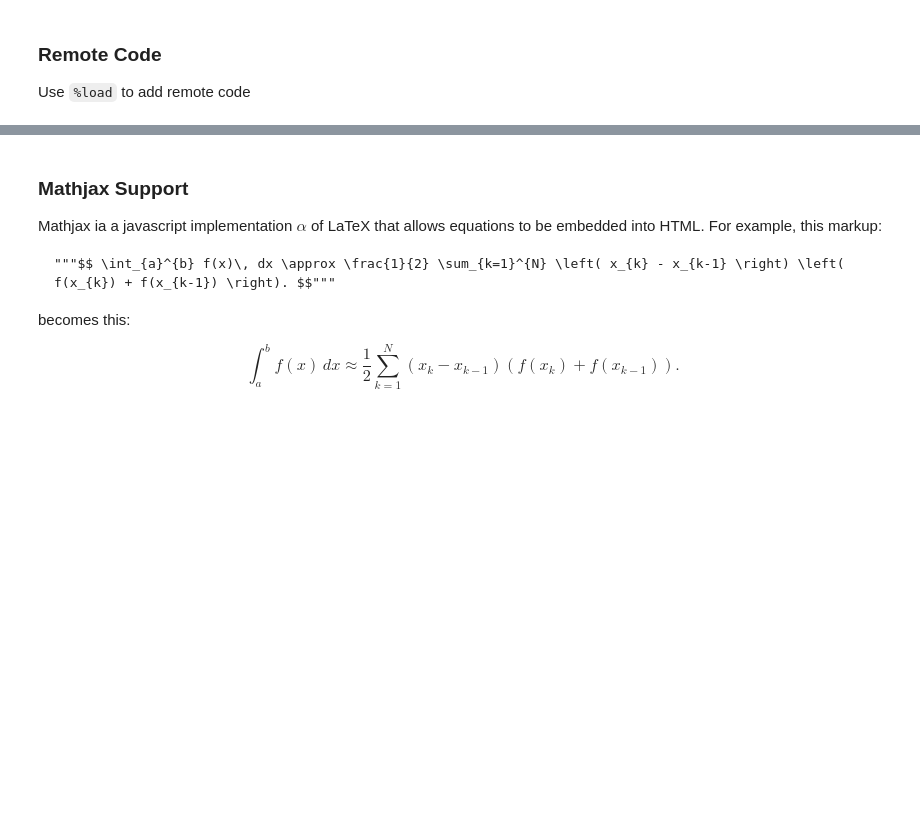
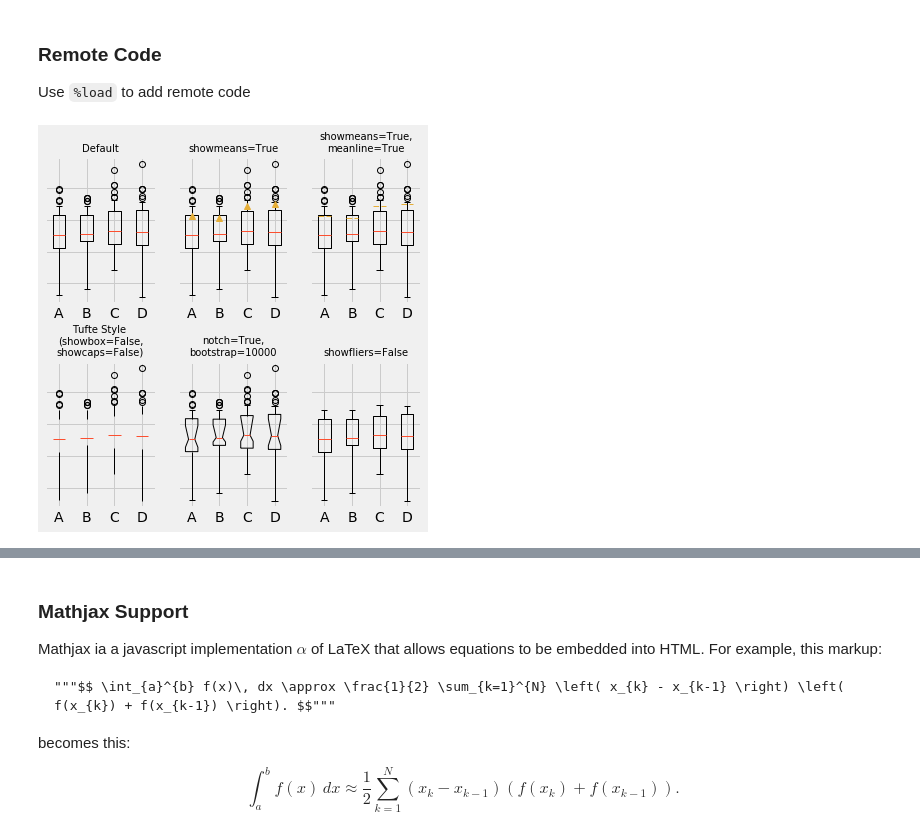
Before and after one commit to fonnesbeck/jupyter_for_reproducible_research, a Jupyter notebook: IPython and Jupyter.ipynb, the cells around one changed output, grey strips where cells are left out. Drawn from its saved outputs; the diff is of its cells as text; code cells hidden in the pictures; blank space fills up the shorter version.

```diff
--- a/IPython and Jupyter.ipynb
+++ b/IPython and Jupyter.ipynb
@@ -447,3 +497,100 @@ Images look an awful lot like Markdown links, they just have an extra
 ### Remote Code
 
 Use `%load` to add remote code
+# %%
+# %load http://matplotlib.org/mpl_examples/statistics/boxplot_demo.py
+"""
+=========================================
+Demo of artist customization in box plots
+=========================================
+
+This example demonstrates how to use the various kwargs
+to fully customize box plots. The first figure demonstrates
+how to remove and add individual components (note that the
+mean is the only value not shown by default). The second
+figure demonstrates how the styles of the artists can
+be customized. It also demonstrates how to set the limit
+of the whiskers to specific percentiles (lower right axes)
+
+A good general reference on boxplots and their history can be found
+here: http://vita.had.co.nz/papers/boxplots.pdf
+
+"""
+
+import numpy as np
+import matplotlib.pyplot as plt
+
+# fake data
+np.random.seed(937)
+data = np.random.lognormal(size=(37, 4), mean=1.5, sigma=1.75)
+labels = list('ABCD')
+fs = 10  # fontsize
+
+# demonstrate how to toggle the display of different elements:
+fig, axes = plt.subplots(nrows=2, ncols=3, figsize=(6, 6), sharey=True)
+axes[0, 0].boxplot(data, labels=labels)
+axes[0, 0].set_title('Default', fontsize=fs)
+
+axes[0, 1].boxplot(data, labels=labels, showmeans=True)
+axes[0, 1].set_title('showmeans=True', fontsize=fs)
+
+axes[0, 2].boxplot(data, labels=labels, showmeans=True, meanline=True)
+axes[0, 2].set_title('showmeans=True,\nmeanline=True', fontsize=fs)
+
+axes[1, 0].boxplot(data, labels=labels, showbox=False, showcaps=False)
+tufte_title = 'Tufte Style \n(showbox=False,\nshowcaps=False)'
+axes[1, 0].set_title(tufte_title, fontsize=fs)
+
+axes[1, 1].boxplot(data, labels=labels, notch=True, bootstrap=10000)
+axes[1, 1].set_title('notch=True,\nbootstrap=10000', fontsize=fs)
+
+axes[1, 2].boxplot(data, labels=labels, showfliers=False)
+axes[1, 2].set_title('showfliers=False', fontsize=fs)
+
+for ax in axes.flatten():
+    ax.set_yscale('log')
+    ax.set_yticklabels([])
+
+fig.subplots_adjust(hspace=0.4)
+plt.show()
+
+
+# demonstrate how to customize the display different elements:
+boxprops = dict(linestyle='--', linewidth=3, color='darkgoldenrod')
+flierprops = dict(marker='o', markerfacecolor='green', markersize=12,
+                  linestyle='none')
+medianprops = dict(linestyle='-.', linewidth=2.5, color='firebrick')
+meanpointprops = dict(marker='D', markeredgecolor='black',
+                      markerfacecolor='firebrick')
+meanlineprops = dict(linestyle='--', linewidth=2.5, color='purple')
+
+fig, axes = plt.subplots(nrows=2, ncols=3, figsize=(6, 6), sharey=True)
+axes[0, 0].boxplot(data, boxprops=boxprops)
+axes[0, 0].set_title('Custom boxprops', fontsize=fs)
+
+axes[0, 1].boxplot(data, flierprops=flierprops, medianprops=medianprops)
+axes[0, 1].set_title('Custom medianprops\nand flierprops', fontsize=fs)
+
+axes[0, 2].boxplot(data, whis='range')
+axes[0, 2].set_title('whis="range"', fontsize=fs)
+
+axes[1, 0].boxplot(data, meanprops=meanpointprops, meanline=False,
+                   showmeans=True)
+axes[1, 0].set_title('Custom mean\nas point', fontsize=fs)
+
+axes[1, 1].boxplot(data, meanprops=meanlineprops, meanline=True,
+                   showmeans=True)
+axes[1, 1].set_title('Custom mean\nas line', fontsize=fs)
+
+axes[1, 2].boxplot(data, whis=[15, 85])
+axes[1, 2].set_title('whis=[15, 85]\n#percentiles', fontsize=fs)
+
+for ax in axes.flatten():
+    ax.set_yscale('log')
+    ax.set_yticklabels([])
+
+fig.suptitle("I never said they'd be pretty")
+fig.subplots_adjust(hspace=0.4)
+plt.show()
+# %% [output]
+[figure, added]
```
Also changed, not shown: parts of 37 cells of this notebook, 4 other files.
